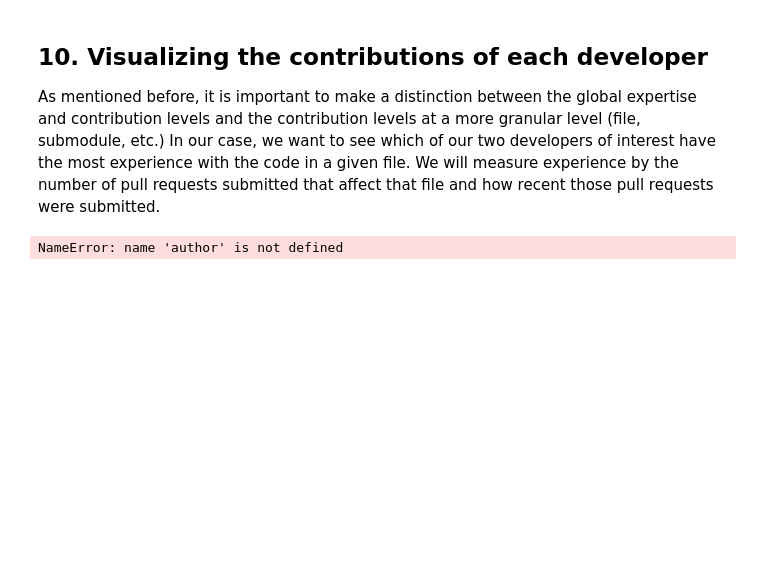
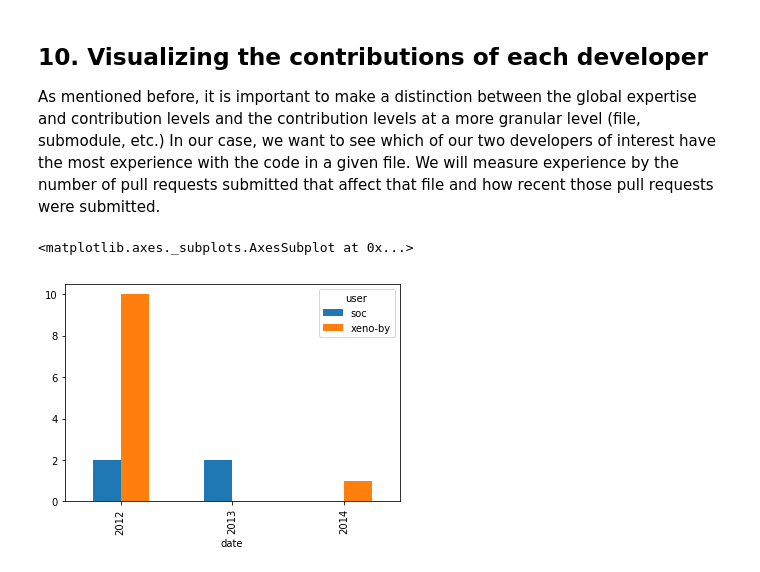
Before and after one commit to ChristianNogueira/datacamp_projects, a Jupyter notebook: the_gitHub_history_of_the_scala_language.ipynb, the cells around one changed output. Drawn from its saved outputs; the diff is of its cells as text; code cells hidden in the pictures; blank space fills up the shorter version.

```diff
--- a/the_gitHub_history_of_the_scala_language.ipynb
+++ b/the_gitHub_history_of_the_scala_language.ipynb
@@ -182,20 +182,21 @@ counts_wide.plot(kind='bar')
 # %%
 authors = ['xeno-by', 'soc']
 file = 'src/compiler/scala/reflect/reify/phases/Calculate.scala'
 
 # Select the pull requests submitted by the authors, from the `data` DataFrame
-by_author = data[data['user'].isin(author)]
+by_author = data[data['user'].isin(authors)]
 
 # Select the pull requests that affect the file
 by_file = by_author[by_author['file'] == file]
 
 # Group and count the number of PRs done by each user each year
 grouped = by_file.groupby(['user', by_file['date'].dt.year]).count()['pid'].reset_index()
 
 # Transform the data into a wide format
 by_file_wide = grouped.pivot_table(index='date', columns='user', values='pid', fill_value=0)
 
 # Plot the results
 by_file_wide.plot(kind='bar')
 # %% [output]
-NameError: name 'author' is not defined
+<matplotlib.axes._subplots.AxesSubplot at 0x...>
+[figure, added]
```
